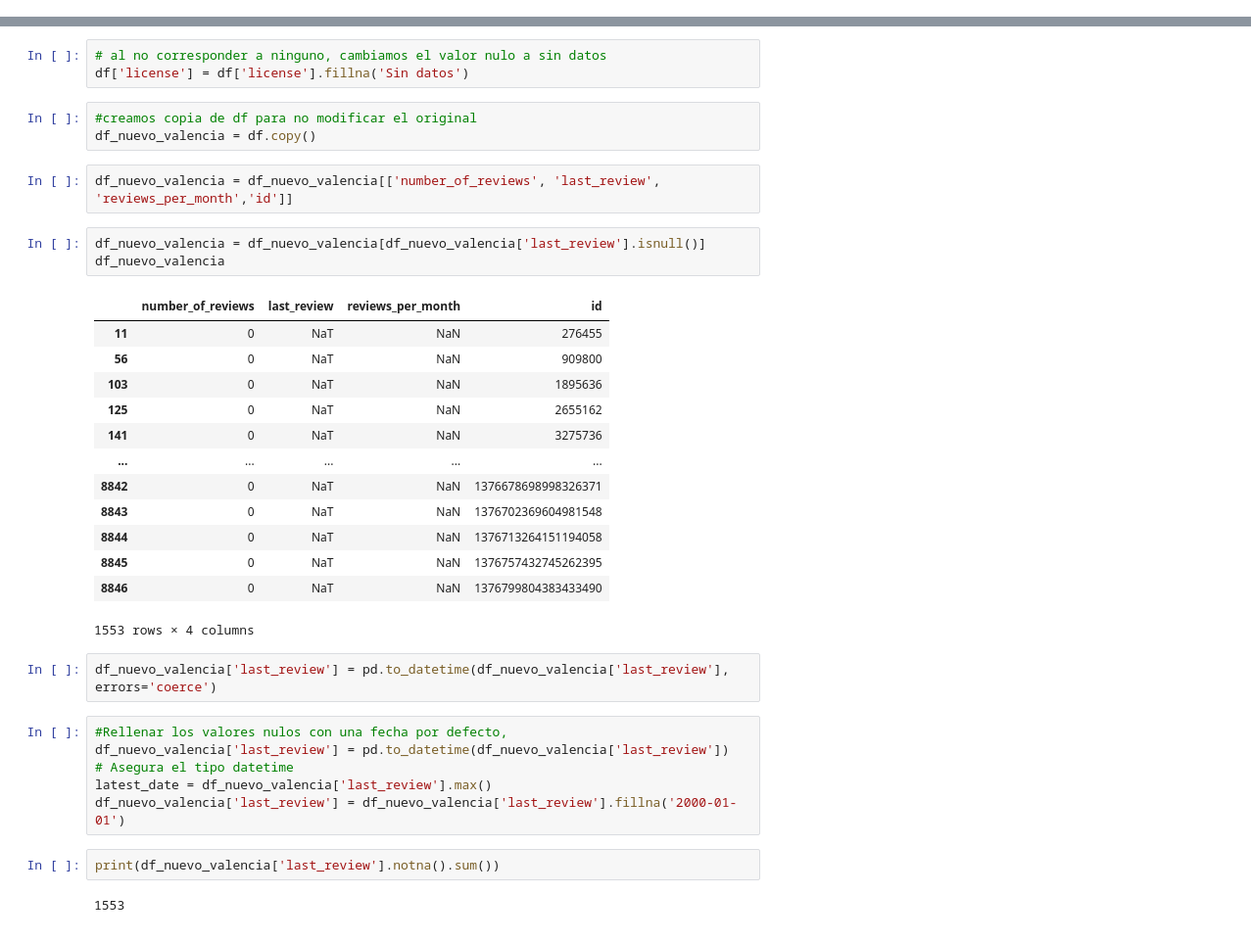
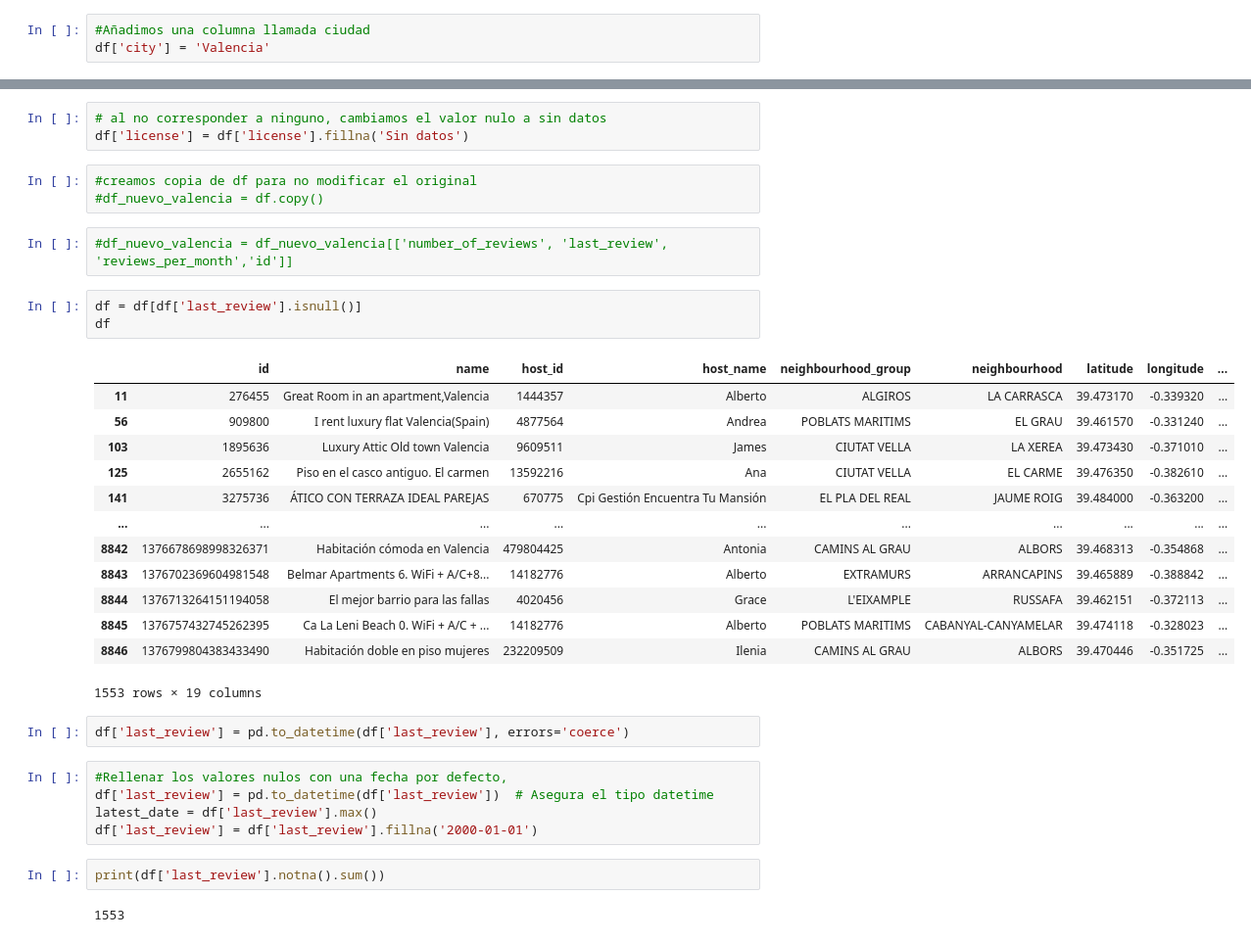
Before and after one commit to vfpomer/Analisis-de-inversion-inmobiliario, a Jupyter notebook: notebooks/valencia.ipynb, the cells around one changed output, grey strips where cells are left out. Shown at 98% size. Cells and saved outputs as stored; diff of their text form.

```diff
--- a/notebooks/valencia.ipynb
+++ b/notebooks/valencia.ipynb
@@ -44,6 +44,9 @@ dtype: object
 # %%
 #cambiamos lastreview de object a datetime
 df['last_review'] = pd.to_datetime(df['last_review'], errors='coerce')
+# %%
+#Añadimos una columna llamada ciudad
+df['city'] = 'Valencia'
 # %%
 df.head(2)
 # %% [output]
@@ -183,35 +188,35 @@ sns.heatmap(df.isnull(), cbar=False, cmap='viridis') #visualiza los valores nulo
 df['license'] = df['license'].fillna('Sin datos')
 # %%
 #creamos copia de df para no modificar el original
-df_nuevo_valencia = df.copy()
+#df_nuevo_valencia = df.copy()
 # %%
-df_nuevo_valencia = df_nuevo_valencia[['number_of_reviews', 'last_review', 'reviews_per_month','id']]
+#df_nuevo_valencia = df_nuevo_valencia[['number_of_reviews', 'last_review', 'reviews_per_month','id']]
 # %%
-df_nuevo_valencia = df_nuevo_valencia[df_nuevo_valencia['last_review'].isnull()]
-df_nuevo_valencia
+df = df[df['last_review'].isnull()]
+df
 # %% [output]
-|  | number_of_reviews | last_review | reviews_per_month | id |
-| 11 | 0 | NaT | NaN | 276455 |
-| 56 | 0 | NaT | NaN | 909800 |
-| 103 | 0 | NaT | NaN | 1895636 |
-| 125 | 0 | NaT | NaN | 2655162 |
-| 141 | 0 | NaT | NaN | 3275736 |
-| ... | ... | ... | ... | ... |
-| 8842 | 0 | NaT | NaN | 1376678698998326371 |
-| 8843 | 0 | NaT | NaN | 1376702369604981548 |
-| 8844 | 0 | NaT | NaN | 1376713264151194058 |
-| 8845 | 0 | NaT | NaN | 1376757432745262395 |
-| 8846 | 0 | NaT | NaN | 1376799804383433490 |
+|  | id | name | host_id | host_name | neighbourhood_group | neighbourhood | latitude | longitude | ... |
+| 11 | 276455 | Great Room in an apartment,Valencia | 1444357 | Alberto | ALGIROS | LA CARRASCA | 39.473170 | -0.339320 | ... |
+| 56 | 909800 | I rent luxury flat Valencia(Spain) | 4877564 | Andrea | POBLATS MARITIMS | EL GRAU | 39.461570 | -0.331240 | ... |
+| 103 | 1895636 | Luxury Attic Old town Valencia | 9609511 | James | CIUTAT VELLA | LA XEREA | 39.473430 | -0.371010 | ... |
+| 125 | 2655162 | Piso en el casco antiguo. El carmen | 13592216 | Ana | CIUTAT VELLA | EL CARME | 39.476350 | -0.382610 | ... |
+| 141 | 3275736 | ÁTICO CON TERRAZA IDEAL PAREJAS | 670775 | Cpi Gestión Encuentra Tu Mansión | EL PLA DEL REAL | JAUME ROIG | 39.484000 | -0.363200 | ... |
+| ... | ... | ... | ... | ... | ... | ... | ... | ... | ... |
+| 8842 | 1376678698998326371 | Habitación cómoda en Valencia | 479804425 | Antonia | CAMINS AL GRAU | ALBORS | 39.468313 | -0.354868 | ... |
+| 8843 | 1376702369604981548 | Belmar Apartments 6. WiFi + A/C+8... | 14182776 | Alberto | EXTRAMURS | ARRANCAPINS | 39.465889 | -0.388842 | ... |
+| 8844 | 1376713264151194058 | El mejor barrio para las fallas | 4020456 | Grace | L'EIXAMPLE | RUSSAFA | 39.462151 | -0.372113 | ... |
+| 8845 | 1376757432745262395 | Ca La Leni Beach 0. WiFi + A/C + ... | 14182776 | Alberto | POBLATS MARITIMS | CABANYAL-CANYAMELAR | 39.474118 | -0.328023 | ... |
+| 8846 | 1376799804383433490 | Habitación doble en piso mujeres | 232209509 | Ilenia | CAMINS AL GRAU | ALBORS | 39.470446 | -0.351725 | ... |
-1553 rows × 4 columns
+1553 rows × 19 columns
 # %%
-df_nuevo_valencia['last_review'] = pd.to_datetime(df_nuevo_valencia['last_review'], errors='coerce')
+df['last_review'] = pd.to_datetime(df['last_review'], errors='coerce')
 # %%
 #Rellenar los valores nulos con una fecha por defecto,
-df_nuevo_valencia['last_review'] = pd.to_datetime(df_nuevo_valencia['last_review'])  # Asegura el tipo datetime
-latest_date = df_nuevo_valencia['last_review'].max()
-df_nuevo_valencia['last_review'] = df_nuevo_valencia['last_review'].fillna('2000-01-01')
+df['last_review'] = pd.to_datetime(df['last_review'])  # Asegura el tipo datetime
+latest_date = df['last_review'].max()
+df['last_review'] = df['last_review'].fillna('2000-01-01')
 # %%
-print(df_nuevo_valencia['last_review'].notna().sum())
+print(df['last_review'].notna().sum())
 # %% [output]
 1553
 # %%
```
Also changed, not shown: parts of 18 cells of this notebook, 6 other files.
